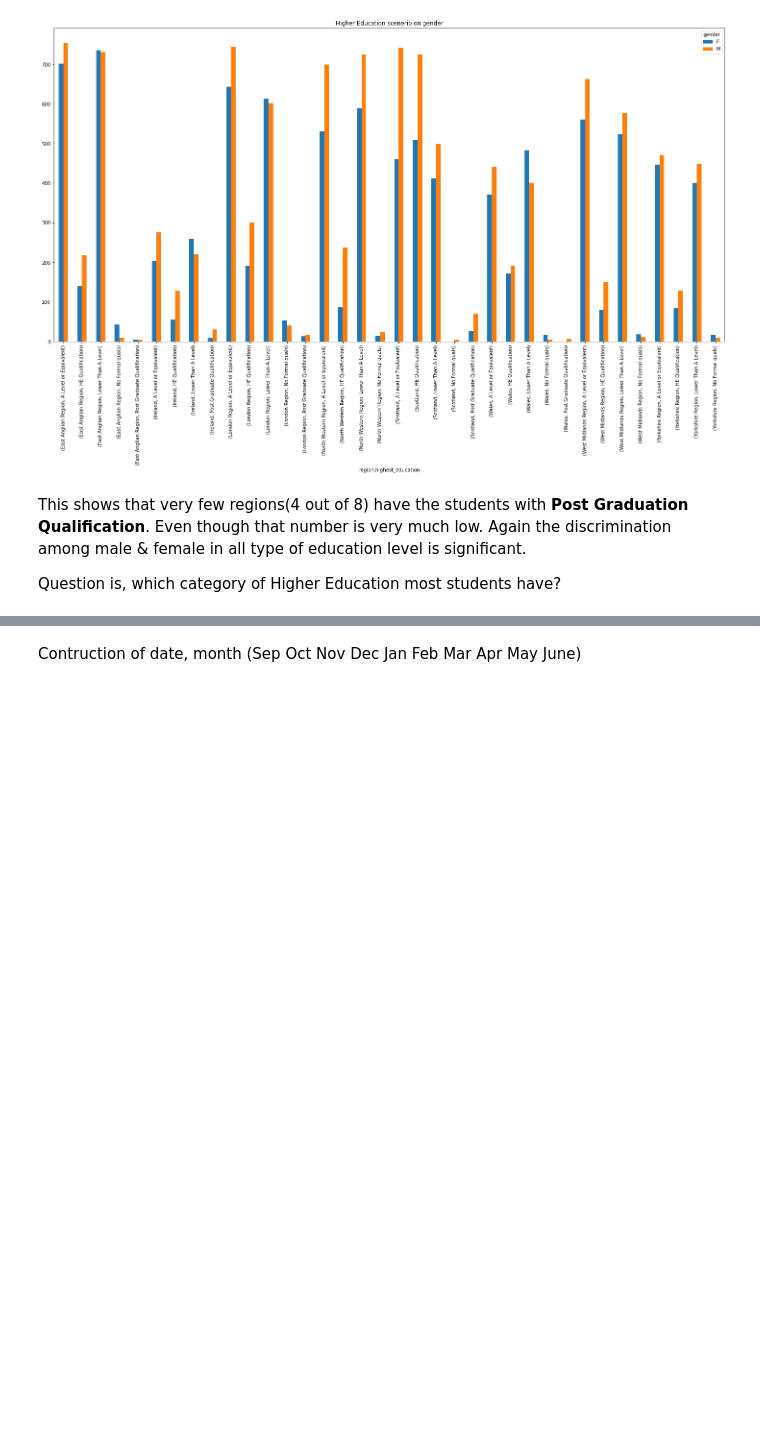
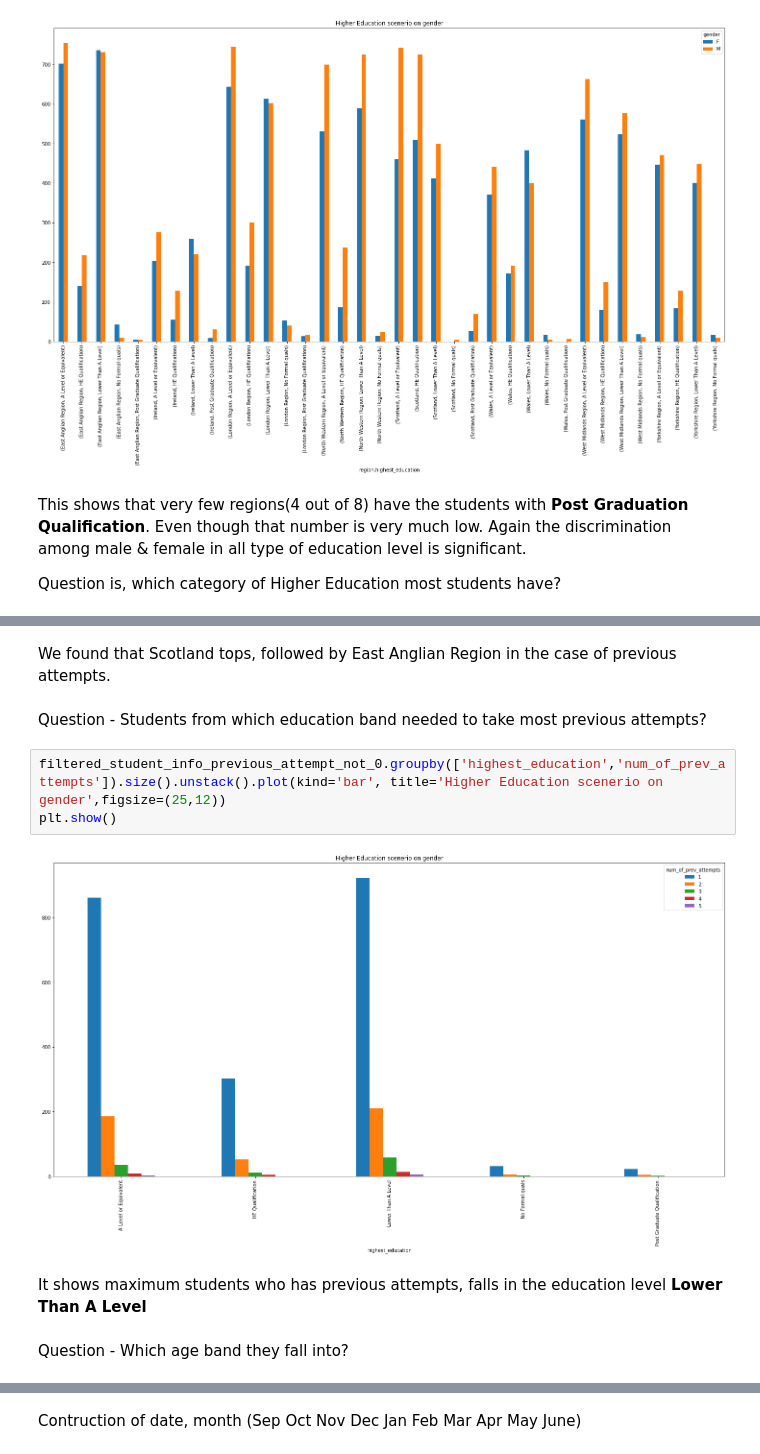
Before and after one commit to rayansami/behaviour-analysis, a Jupyter notebook: Analyzing_Open_University_Learning_Analytics_Dataset.ipynb, the cells around one changed output, grey strips where cells are left out. Cells and saved outputs as stored; diff of their text form; blank space fills up the shorter version.

```diff
--- a/Analyzing_Open_University_Learning_Analytics_Dataset.ipynb
+++ b/Analyzing_Open_University_Learning_Analytics_Dataset.ipynb
@@ -333,3 +335,16 @@ It turns out most of the students has A Level or Equivalent education level
+# %% [markdown]
+We found that Scotland tops, followed by East Anglian Region in the case of previous attempts.
+# %% [markdown]
+Question - Students from which education band needed to take most previous attempts?
+# %%
+filtered_student_info_previous_attempt_not_0.groupby(['highest_education','num_of_prev_attempts']).size().unstack().plot(kind='bar', title='Higher Education scenerio on gender',figsize=(25,12))
+plt.show()
+# %% [output]
+[figure, added]
+# %% [markdown]
+It shows maximum students who has previous attempts, falls in the education level <b>Lower Than A Level<b/>
+# %% [markdown]
+Question - Which age band they fall into?
 # %%
 pd_pass=student_info["final_result"] =="Pass"
 pd_pass.value_counts()
```
Also changed, not shown: parts of 9 cells of this notebook.
